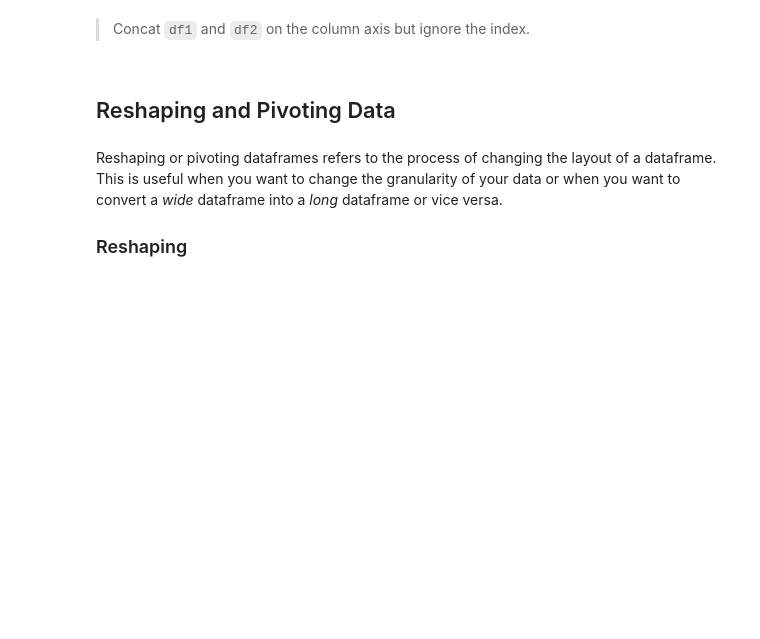
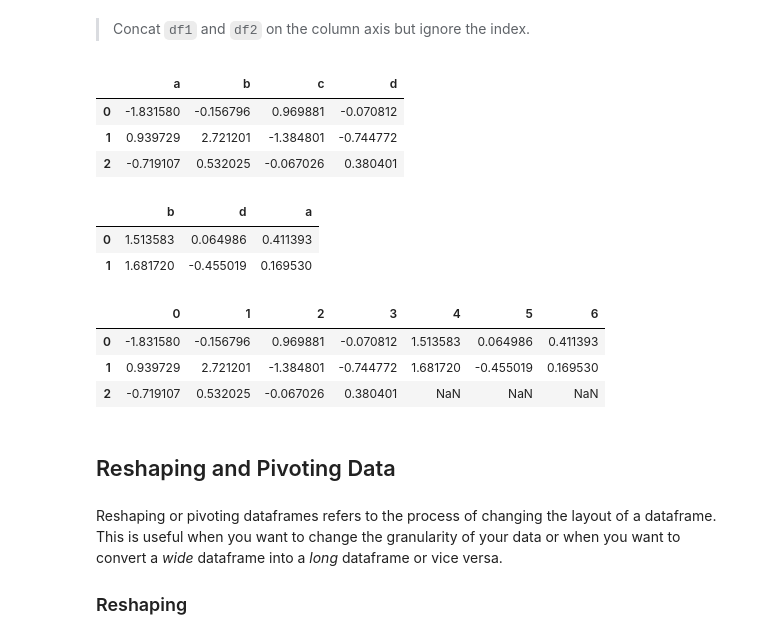
Before and after one commit to bradleysoh/5m-data-1.9-eda-advanced, a Jupyter notebook: notebooks/eda_advanced_lesson.ipynb, the cells around one changed output. Saved outputs shown, nothing was run; the diff lists cells and outputs as text; code cells hidden in the pictures; blank space fills up the shorter version.

```diff
--- a/notebooks/eda_advanced_lesson.ipynb
+++ b/notebooks/eda_advanced_lesson.ipynb
@@ -1063,5 +1153,25 @@ pd.concat([df1, df2], ignore_index=True)
 # %% [markdown]
 > Concat `df1` and `df2` on the column axis but ignore the index.
+# %%
+df1
+# %% [output]
+|  | a | b | c | d |
+| 0 | -1.831580 | -0.156796 | 0.969881 | -0.070812 |
+| 1 | 0.939729 | 2.721201 | -1.384801 | -0.744772 |
+| 2 | -0.719107 | 0.532025 | -0.067026 | 0.380401 |
+# %%
+df2
+# %% [output]
+|  | b | d | a |
+| 0 | 1.513583 | 0.064986 | 0.411393 |
+| 1 | 1.681720 | -0.455019 | 0.169530 |
+# %%
+pd.concat([df1, df2], axis = 'columns', ignore_index=True)
+# %% [output]
+|  | 0 | 1 | 2 | 3 | 4 | 5 | 6 |
+| 0 | -1.831580 | -0.156796 | 0.969881 | -0.070812 | 1.513583 | 0.064986 | 0.411393 |
+| 1 | 0.939729 | 2.721201 | -1.384801 | -0.744772 | 1.681720 | -0.455019 | 0.169530 |
+| 2 | -0.719107 | 0.532025 | -0.067026 | 0.380401 | NaN | NaN | NaN |
 # %% [markdown]
 ## Reshaping and Pivoting Data
 # %% [markdown]
```
Also changed, not shown: parts of 35 cells of this notebook.
